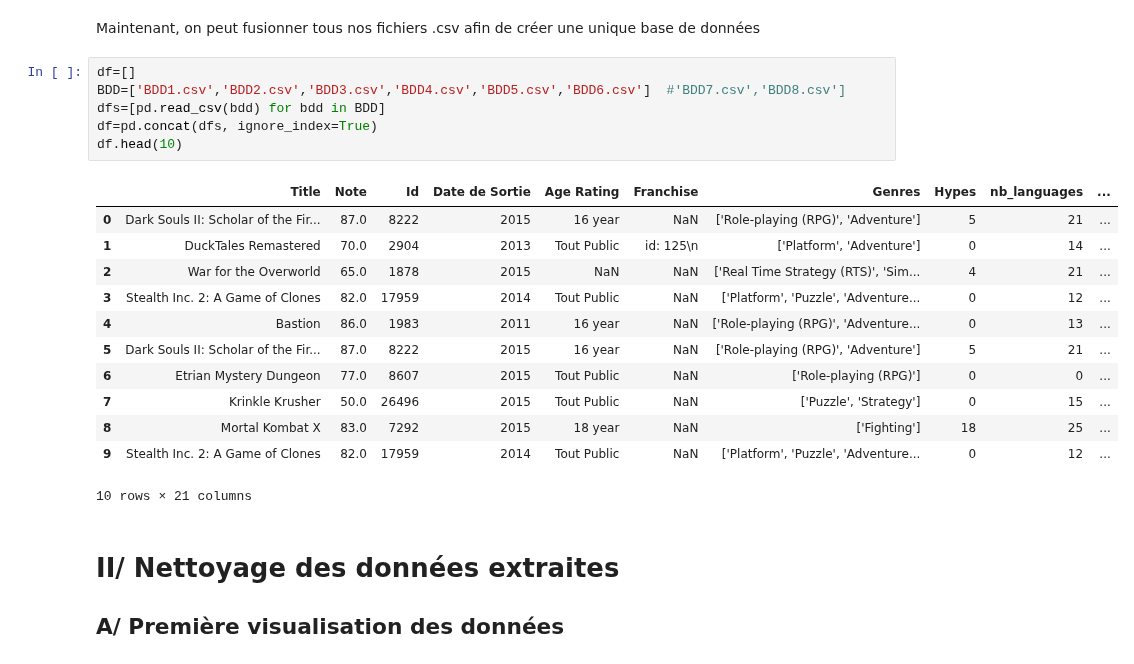
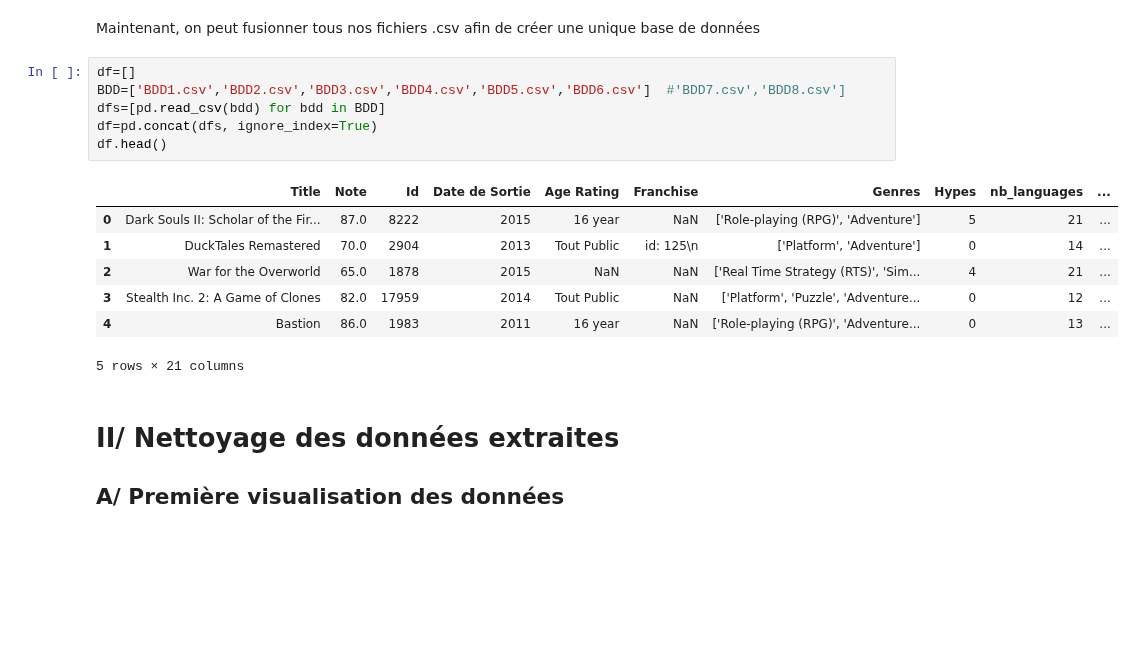
Before and after one commit to PyTomSss/PythonProjects, a Jupyter notebook: Project_Notebook.ipynb, the cells around one changed output. Cells and saved outputs as stored; diff of their text form; blank space fills up the shorter version.

```diff
--- a/Project_Notebook.ipynb
+++ b/Project_Notebook.ipynb
@@ -585,22 +585,17 @@ Maintenant, on peut fusionner tous nos fichiers .csv afin de créer une unique b
 # %%
 df=[]
 BDD=['BDD1.csv','BDD2.csv','BDD3.csv','BDD4.csv','BDD5.csv','BDD6.csv']  #'BDD7.csv','BDD8.csv']
 dfs=[pd.read_csv(bdd) for bdd in BDD]
 df=pd.concat(dfs, ignore_index=True)
-df.head(10)
+df.head()
 # %% [output]
 |  | Title | Note | Id | Date de Sortie | Age Rating | Franchise | Genres | Hypes | nb_languages | ... |
 | 0 | Dark Souls II: Scholar of the Fir... | 87.0 | 8222 | 2015 | 16 year | NaN | ['Role-playing (RPG)', 'Adventure'] | 5 | 21 | ... |
 | 1 | DuckTales Remastered | 70.0 | 2904 | 2013 | Tout Public | id: 125\n | ['Platform', 'Adventure'] | 0 | 14 | ... |
 | 2 | War for the Overworld | 65.0 | 1878 | 2015 | NaN | NaN | ['Real Time Strategy (RTS)', 'Sim... | 4 | 21 | ... |
 | 3 | Stealth Inc. 2: A Game of Clones | 82.0 | 17959 | 2014 | Tout Public | NaN | ['Platform', 'Puzzle', 'Adventure... | 0 | 12 | ... |
 | 4 | Bastion | 86.0 | 1983 | 2011 | 16 year | NaN | ['Role-playing (RPG)', 'Adventure... | 0 | 13 | ... |
-| 5 | Dark Souls II: Scholar of the Fir... | 87.0 | 8222 | 2015 | 16 year | NaN | ['Role-playing (RPG)', 'Adventure'] | 5 | 21 | ... |
-| 6 | Etrian Mystery Dungeon | 77.0 | 8607 | 2015 | Tout Public | NaN | ['Role-playing (RPG)'] | 0 | 0 | ... |
-| 7 | Krinkle Krusher | 50.0 | 26496 | 2015 | Tout Public | NaN | ['Puzzle', 'Strategy'] | 0 | 15 | ... |
-| 8 | Mortal Kombat X | 83.0 | 7292 | 2015 | 18 year | NaN | ['Fighting'] | 18 | 25 | ... |
-| 9 | Stealth Inc. 2: A Game of Clones | 82.0 | 17959 | 2014 | Tout Public | NaN | ['Platform', 'Puzzle', 'Adventure... | 0 | 12 | ... |
-10 rows × 21 columns
+5 rows × 21 columns
 # %% [markdown]
 # II/ Nettoyage des données extraites
 
```
Also changed, not shown: parts of 9 cells of this notebook.
